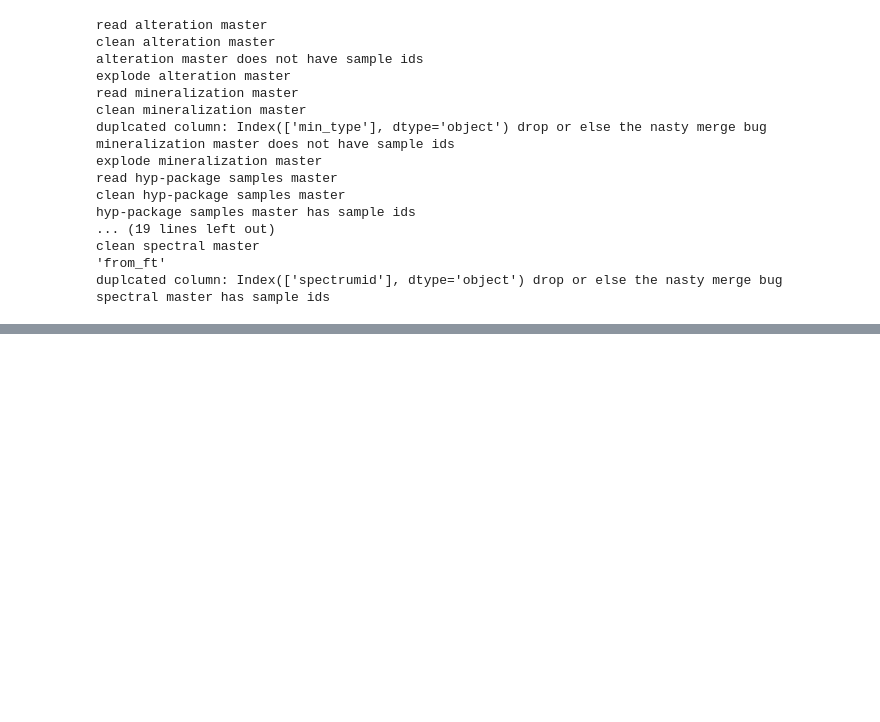
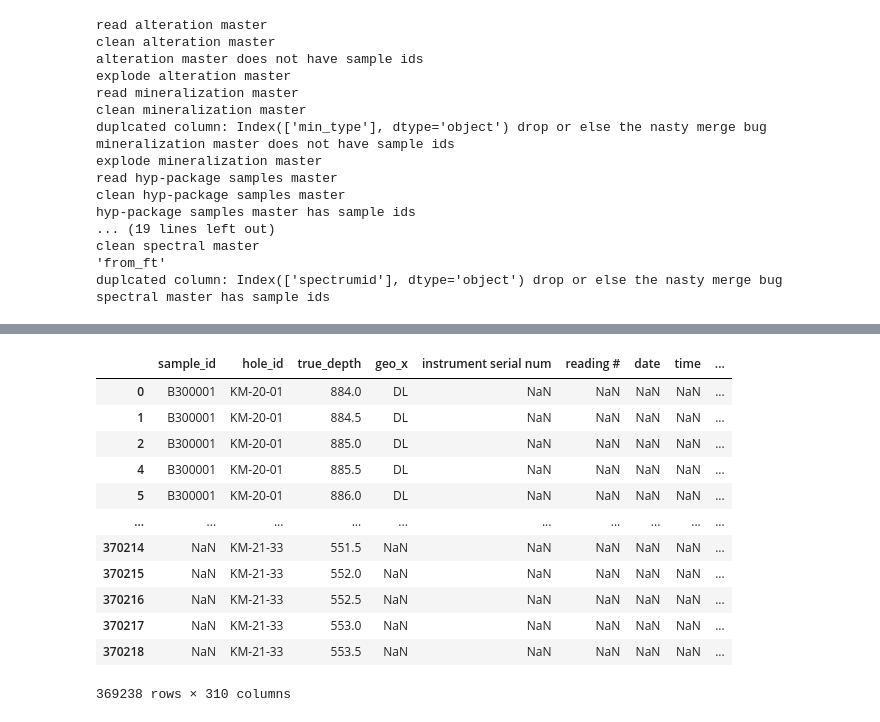
Before and after one commit to amundsentech/Kay_master_merge, a Jupyter notebook: Scratchpaper_final_merge.ipynb, the cells around one changed output, grey strips where cells are left out. Drawn from its saved outputs; the diff is of its cells as text; code cells hidden in the pictures; blank space fills up the shorter version.

Commit message:
final merge script

```diff
--- a/Scratchpaper_final_merge.ipynb
+++ b/Scratchpaper_final_merge.ipynb
@@ -73,14 +73,14 @@ def explode_depths(data):
     if 'sample_id' in data.columns:
         zipped=zip(data['sample_id'],data['hole_id'], data['from_ft'], data['to_ft'])
         depths=pd.DataFrame([(s_id,h_id, y) for s_id,h_id, start, end in zipped for y in np.arange(start, end,.5)],
-                    columns=['sample_id','hole_id','depth'])
+                    columns=['sample_id','hole_id','true_depth'])
         d_frame=depths.merge(data,on=['sample_id','hole_id'])
         d_frame=depths.merge(data,on=['sample_id','hole_id'])
     else:
         data['START']=data['from_ft']
         zipped=zip(data['START'],data['hole_id'], data['from_ft'], data['to_ft'])
         depths=pd.DataFrame([(s,h_id, y) for s,h_id, start, end in zipped for y in np.arange(start, end,.5)],
-                        columns=['START','hole_id','depth'])
+                        columns=['START','hole_id','true_depth'])
         d_frame=depths.merge(data,on=['START','hole_id'])
         d_frame=d_frame.drop('START',axis=1)
     d_frame=d_frame.drop(d_frame.filter(like='from').columns,axis=1)
@@ -151,7 +152,7 @@ spectral master has sample ids
 # merge the data in each group. holes and samples
 def merge_dflist(data_list,data_names):
     big_df=pd.DataFrame()
-    non_id_cols=['depth', 'hole_id']
+    non_id_cols=['true_depth', 'hole_id']
     for i,data in enumerate(data_list):
         ## merge all the data with sample_ids
         name=data_names[i]
@@ -250,7 +251,7 @@ big_samples=big_samples.groupby(['sample_id']).progress_apply(fill_merge_groups)
 print('#####explode sample_ids#########')
 samp_ex=explode_depths(big_samples)
 print('#########merge holes and samples##########')
-merged=samp_ex.merge(big_holes,on=['hole_id','depth'],how='outer')
+merged=samp_ex.merge(big_holes,on=['hole_id','true_depth'],how='outer')
 print('clean the final_data')
 # %% [output]
 #####clean the sample_ids#########
@@ -257,4 +273,18 @@ print('clean the final_data')
 # %%
-dups=merged[merged.drop('depth',axis=1).duplicated(keep=False)]
+dups=merged[merged.drop('true_depth',axis=1).duplicated(keep=False)]
 dups
+# %% [output]
+|  | sample_id | hole_id | true_depth | geo_x | instrument serial num | reading # | date | time | ... |
+| 0 | B300001 | KM-20-01 | 884.0 | DL | NaN | NaN | NaN | NaN | ... |
+| 1 | B300001 | KM-20-01 | 884.5 | DL | NaN | NaN | NaN | NaN | ... |
+| 2 | B300001 | KM-20-01 | 885.0 | DL | NaN | NaN | NaN | NaN | ... |
+| 4 | B300001 | KM-20-01 | 885.5 | DL | NaN | NaN | NaN | NaN | ... |
+| 5 | B300001 | KM-20-01 | 886.0 | DL | NaN | NaN | NaN | NaN | ... |
+| ... | ... | ... | ... | ... | ... | ... | ... | ... | ... |
+| 370214 | NaN | KM-21-33 | 551.5 | NaN | NaN | NaN | NaN | NaN | ... |
+| 370215 | NaN | KM-21-33 | 552.0 | NaN | NaN | NaN | NaN | NaN | ... |
+| 370216 | NaN | KM-21-33 | 552.5 | NaN | NaN | NaN | NaN | NaN | ... |
+| 370217 | NaN | KM-21-33 | 553.0 | NaN | NaN | NaN | NaN | NaN | ... |
+| 370218 | NaN | KM-21-33 | 553.5 | NaN | NaN | NaN | NaN | NaN | ... |
+369238 rows × 310 columns
 # %%
```
Also changed, not shown: parts of 14 cells of this notebook, 4 other files.
